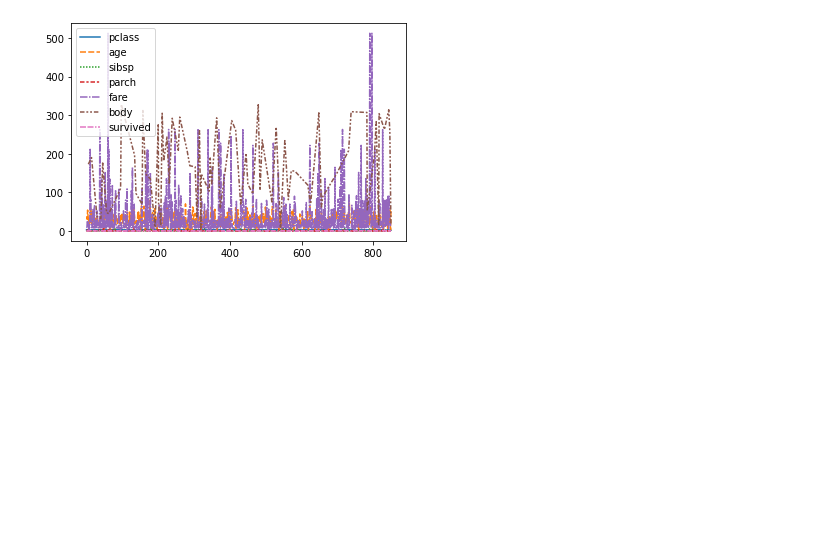
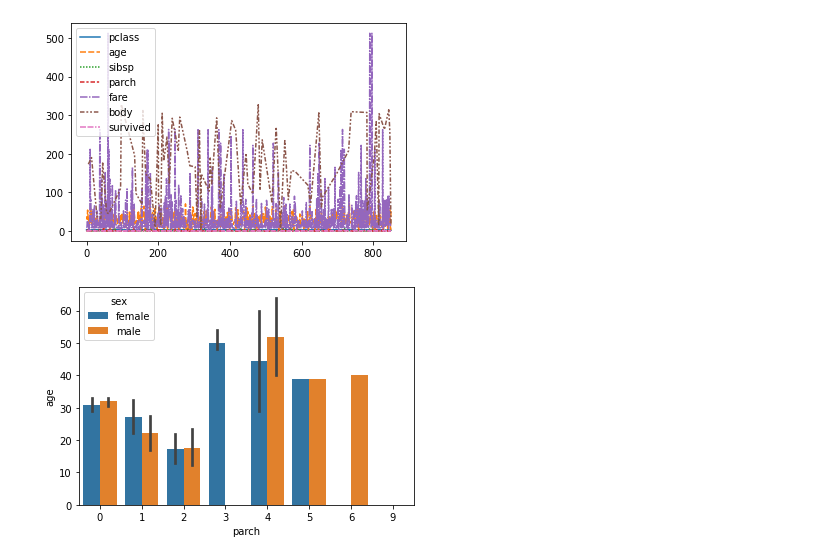
Before and after one commit to kanishk989/CPP-Programs, a Jupyter notebook: data-visualisation.ipynb, the cells around one changed output. Cells and saved outputs as stored; diff of their text form; code cells hidden in the pictures; blank space fills up the shorter version.

```diff
--- a/data-visualisation.ipynb
+++ b/data-visualisation.ipynb
@@ -72,3 +72,8 @@ sns.lineplot(data = df.drop(['passenger_id'], axis = 1))
 plt.show()
 # %% [output]
 [figure]
+# %%
+sns.barplot(x = 'parch', y = 'age', data = df, hue= 'sex')
+plt.show()
+# %% [output]
+[figure, added]
```
Also changed, not shown: parts of 1 cell of this notebook.
